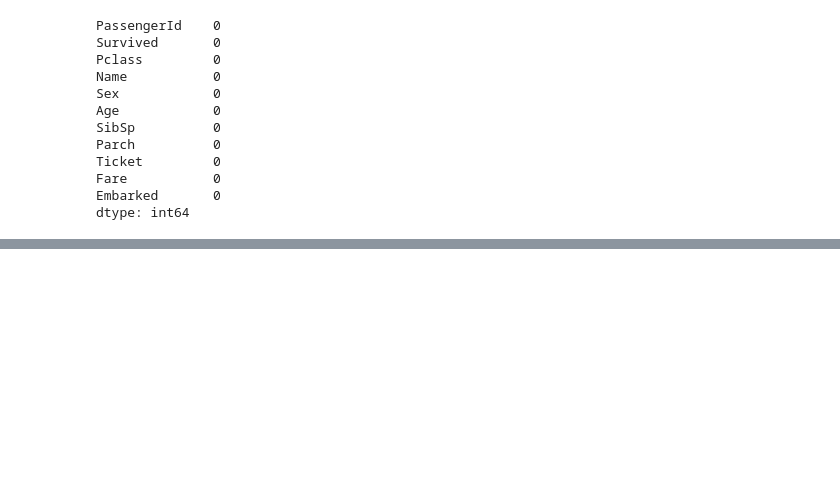
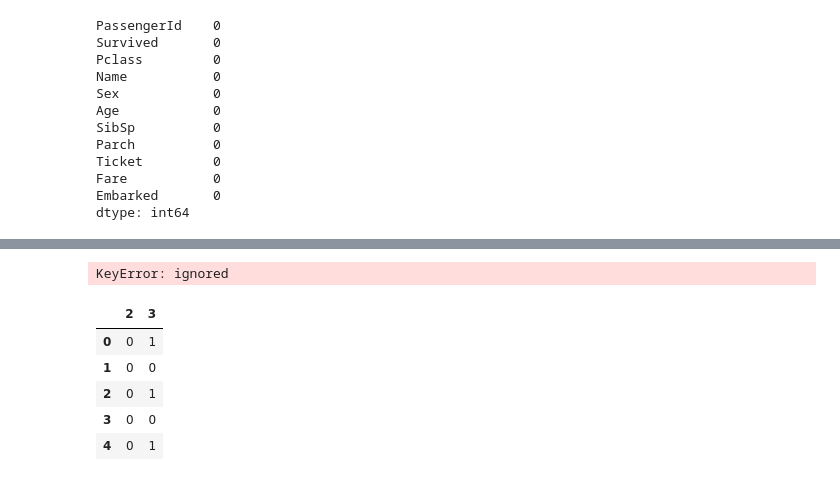
Before and after one commit to shivam-ss/MachineLearning, a Jupyter notebook: Logistic_Regression.ipynb, the cells around one changed output, grey strips where cells are left out. Cells and saved outputs as stored; diff of their text form; code cells hidden in the pictures; blank space fills up the shorter version.

```diff
--- a/Logistic_Regression.ipynb
+++ b/Logistic_Regression.ipynb
@@ -169,0 +210,17 @@ titanic_data.head()
+# %%
+#now, modifiying data for embarked
+embarked=pd.get_dummies(titanic_data["Embarked"],drop_first=True)
+embarked.head(5) #it is showing error because it was tried to be executed after the execution of drop
+# %% [output]
+KeyError: ignored
+# %%
+#for Pclass
+pclass=pd.get_dummies(titanic_data["Pclass"],drop_first=True)
+pclass.head(5)
+# %% [output]
+|  | 2 | 3 |
+| 0 | 0 | 1 |
+| 1 | 0 | 0 |
+| 2 | 0 | 1 |
+| 3 | 0 | 0 |
+| 4 | 0 | 1 |
```
Also changed, not shown: parts of 21 cells of this notebook.
